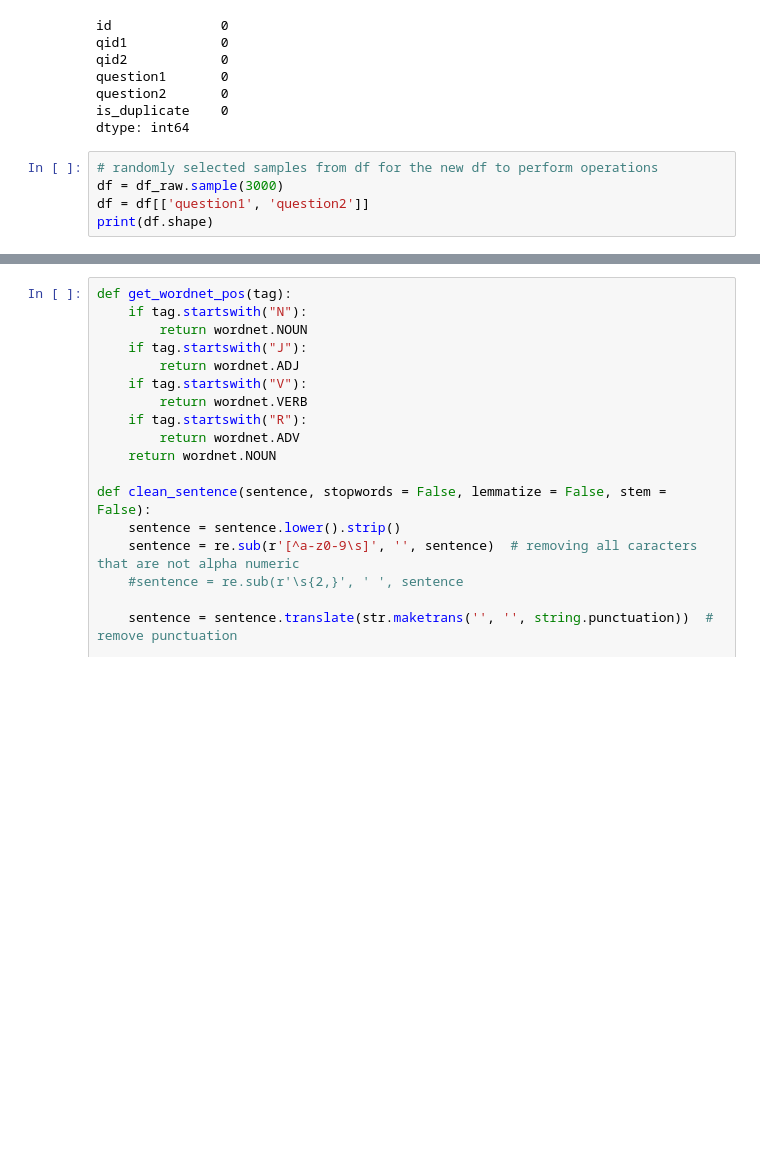
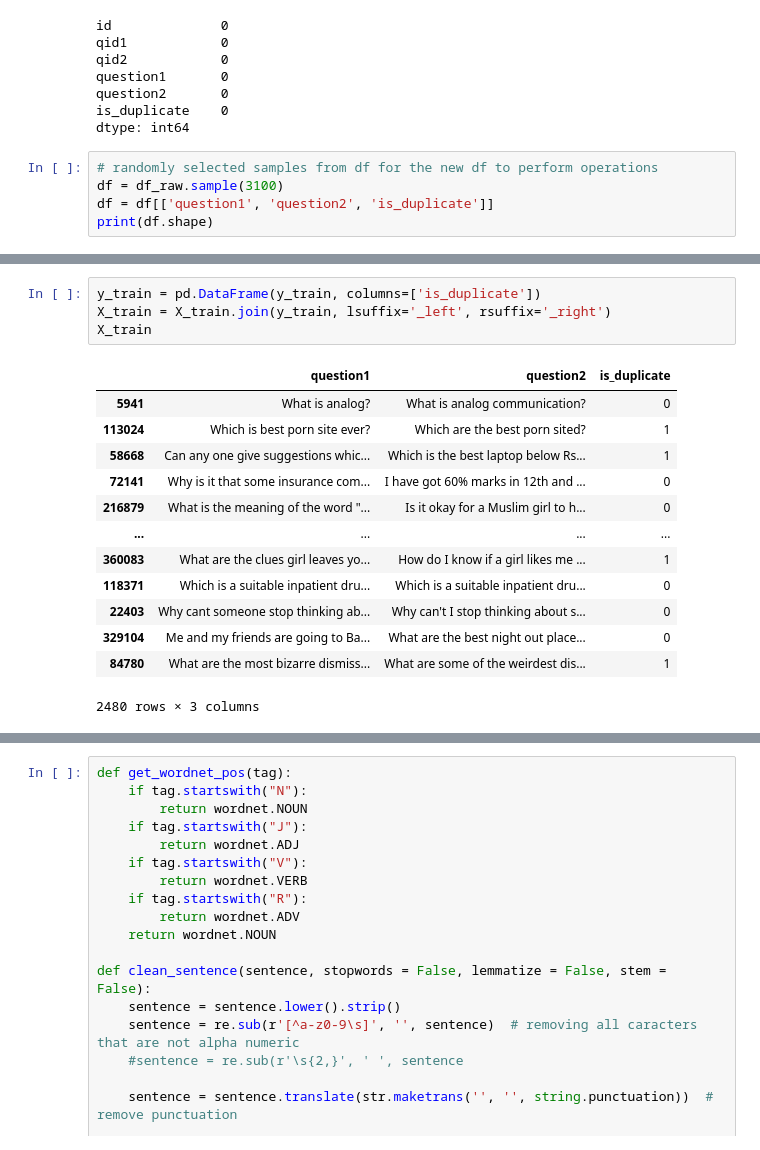
Before and after one commit to antopeza/Final-Project-Brainster, a Jupyter notebook: NEW_code_PV.ipynb, the cells around one changed output, grey strips where cells are left out. Drawn from its saved outputs; the diff is of its cells as text; blank space fills up the shorter version.

```diff
--- a/NEW_code_PV.ipynb
+++ b/NEW_code_PV.ipynb
@@ -110,7 +110,7 @@ is_duplicate    0
 dtype: int64
 # %%
 # randomly selected samples from df for the new df to perform operations
-df = df_raw.sample(3000)
-df = df[['question1', 'question2']]
+df = df_raw.sample(3100)
+df = df[['question1', 'question2', 'is_duplicate']]
 print(df.shape)
 # %% [output]
@@ -117,0 +137,18 @@ print(df.shape)
+# %%
+y_train = pd.DataFrame(y_train, columns=['is_duplicate'])
+X_train = X_train.join(y_train, lsuffix='_left', rsuffix='_right')
+X_train
+# %% [output]
+|  | question1 | question2 | is_duplicate |
+| 5941 | What is analog? | What is analog communication? | 0 |
+| 113024 | Which is best porn site ever? | Which are the best porn sited? | 1 |
+| 58668 | Can any one give suggestions whic... | Which is the best laptop below Rs... | 1 |
+| 72141 | Why is it that some insurance com... | I have got 60% marks in 12th and ... | 0 |
+| 216879 | What is the meaning of the word "... | Is it okay for a Muslim girl to h... | 0 |
+| ... | ... | ... | ... |
+| 360083 | What are the clues girl leaves yo... | How do I know if a girl likes me ... | 1 |
+| 118371 | Which is a suitable inpatient dru... | Which is a suitable inpatient dru... | 0 |
+| 22403 | Why cant someone stop thinking ab... | Why can't I stop thinking about s... | 0 |
+| 329104 | Me and my friends are going to Ba... | What are the best night out place... | 0 |
+| 84780 | What are the most bizarre dismiss... | What are some of the weirdest dis... | 1 |
+2480 rows × 3 columns
```
Also changed, not shown: parts of 20 cells of this notebook.
